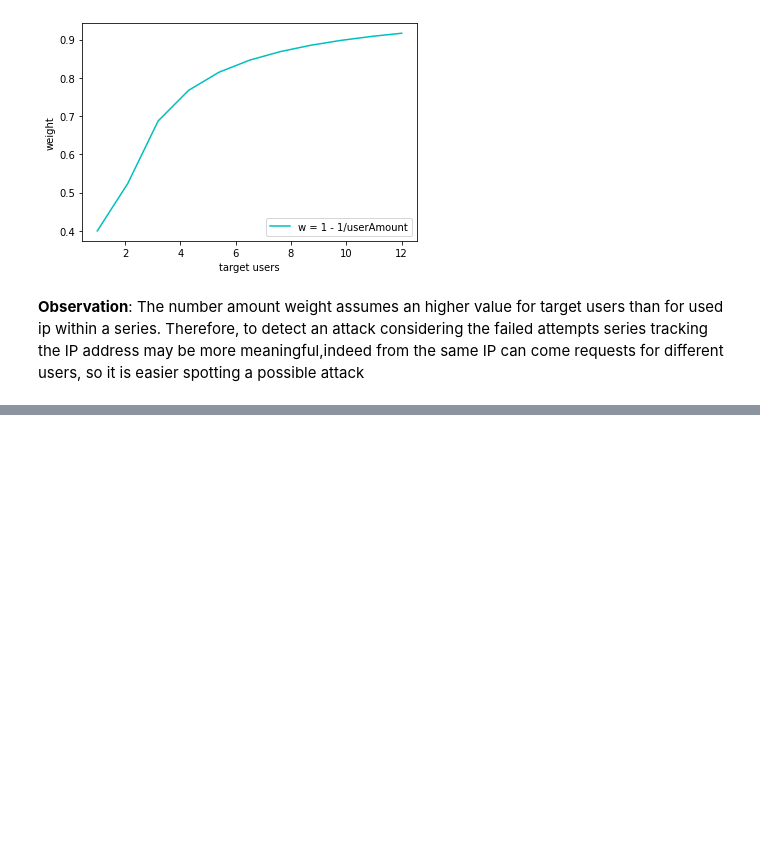
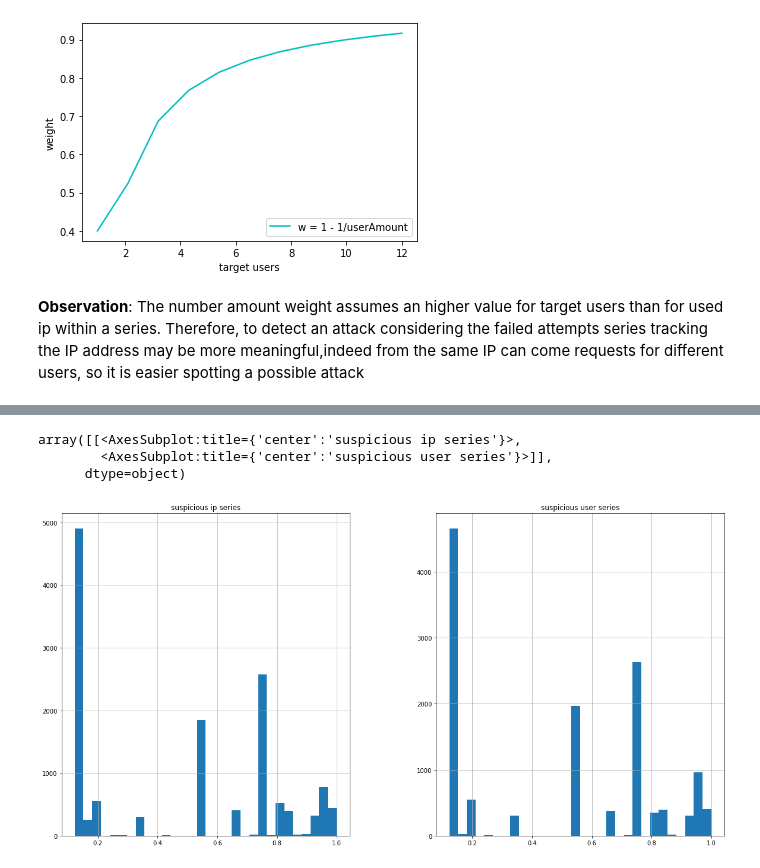
Before and after one commit to carloleo/AI-for-cybersecurity, a Jupyter notebook: AI project.ipynb, the cells around one changed output, grey strips where cells are left out. Drawn from its saved outputs; the diff is of its cells as text; code cells hidden in the pictures; blank space fills up the shorter version.

```diff
--- a/AI project.ipynb
+++ b/AI project.ipynb
@@ -787,0 +825,7 @@ plt.show()
+# %%
+metrics.hist(bins = 30, figsize=(20,10))
+# %% [output]
+array([[<AxesSubplot:title={'center':'suspicious ip series'}>,
+        <AxesSubplot:title={'center':'suspicious user series'}>]],
+      dtype=object)
+[figure, added]
```
Also changed, not shown: parts of 21 cells of this notebook.
